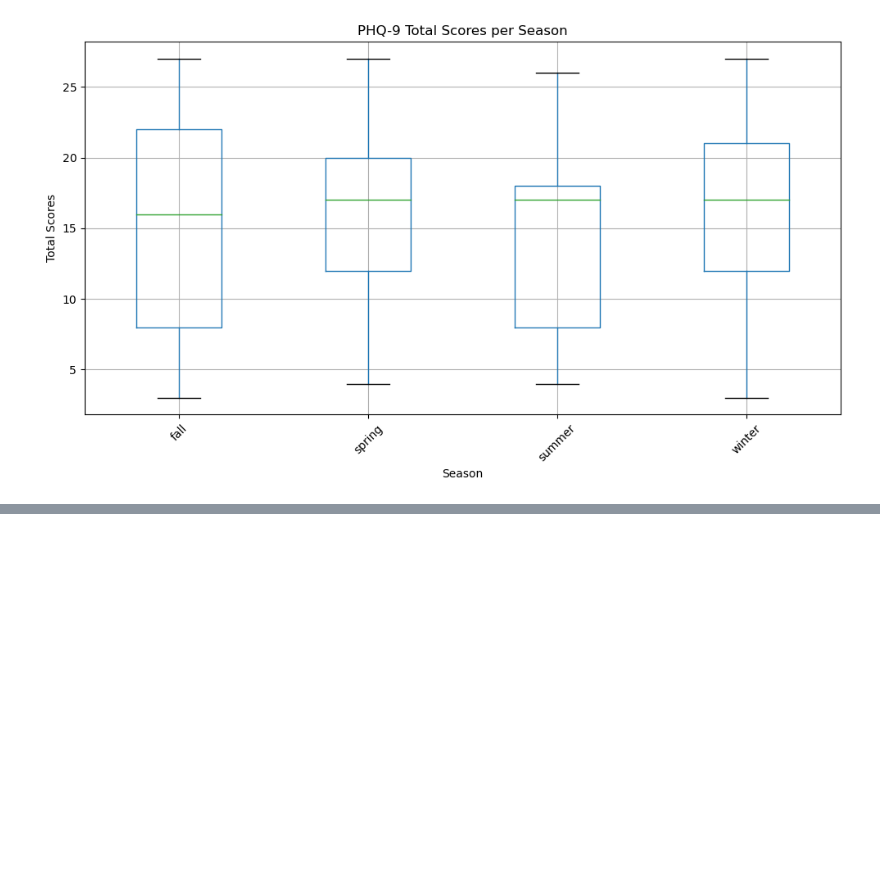
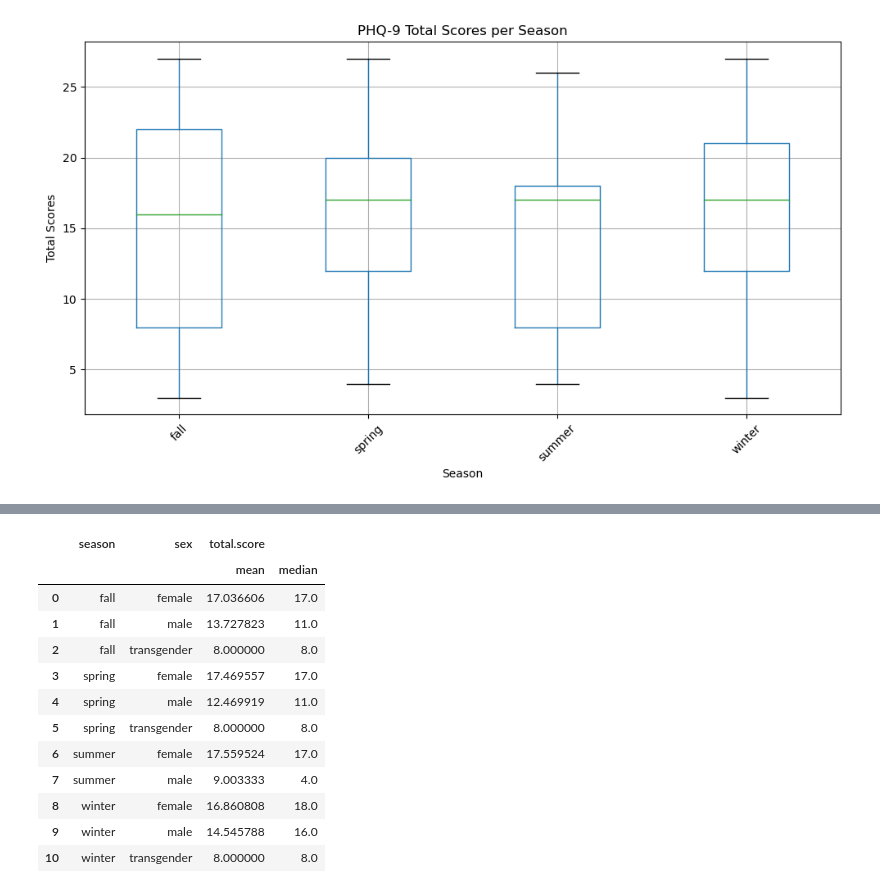
Before and after one commit to meera-patel01/PHQ-9-ANALYSIS, a Jupyter notebook: PHQ-9 ANALYSIS.ipynb, the cells around one changed output, grey strips where cells are left out. Cells and saved outputs as stored; diff of their text form; code cells hidden in the pictures; blank space fills up the shorter version.

```diff
--- a/PHQ-9 ANALYSIS.ipynb
+++ b/PHQ-9 ANALYSIS.ipynb
@@ -141,0 +159,17 @@ plt.show()
+# %%
+agg_df_gender = total_scores_df.groupby(['season', 'sex'])[['total.score']].agg(['mean', 'median']).reset_index().rename(columns={0:'n'})
+agg_df_gender
+# %% [output]
+|  | season | sex | total.score |  |
+|  |  |  | mean | median |
+| 0 | fall | female | 17.036606 | 17.0 |
+| 1 | fall | male | 13.727823 | 11.0 |
+| 2 | fall | transgender | 8.000000 | 8.0 |
+| 3 | spring | female | 17.469557 | 17.0 |
+| 4 | spring | male | 12.469919 | 11.0 |
+| 5 | spring | transgender | 8.000000 | 8.0 |
+| 6 | summer | female | 17.559524 | 17.0 |
+| 7 | summer | male | 9.003333 | 4.0 |
+| 8 | winter | female | 16.860808 | 18.0 |
+| 9 | winter | male | 14.545788 | 16.0 |
+| 10 | winter | transgender | 8.000000 | 8.0 |
```
Also changed, not shown: parts of 2 cells of this notebook, 2 other files.
